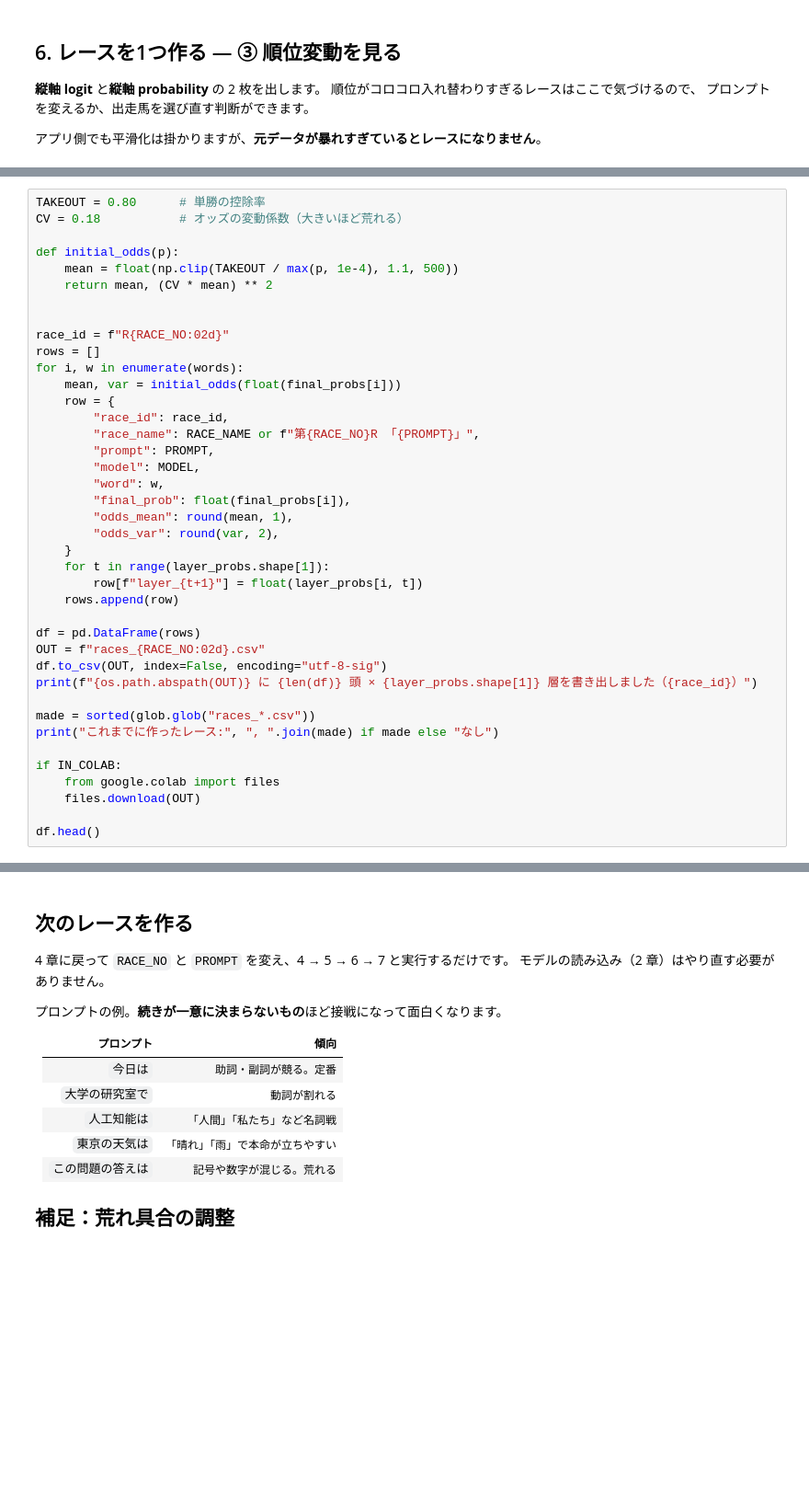
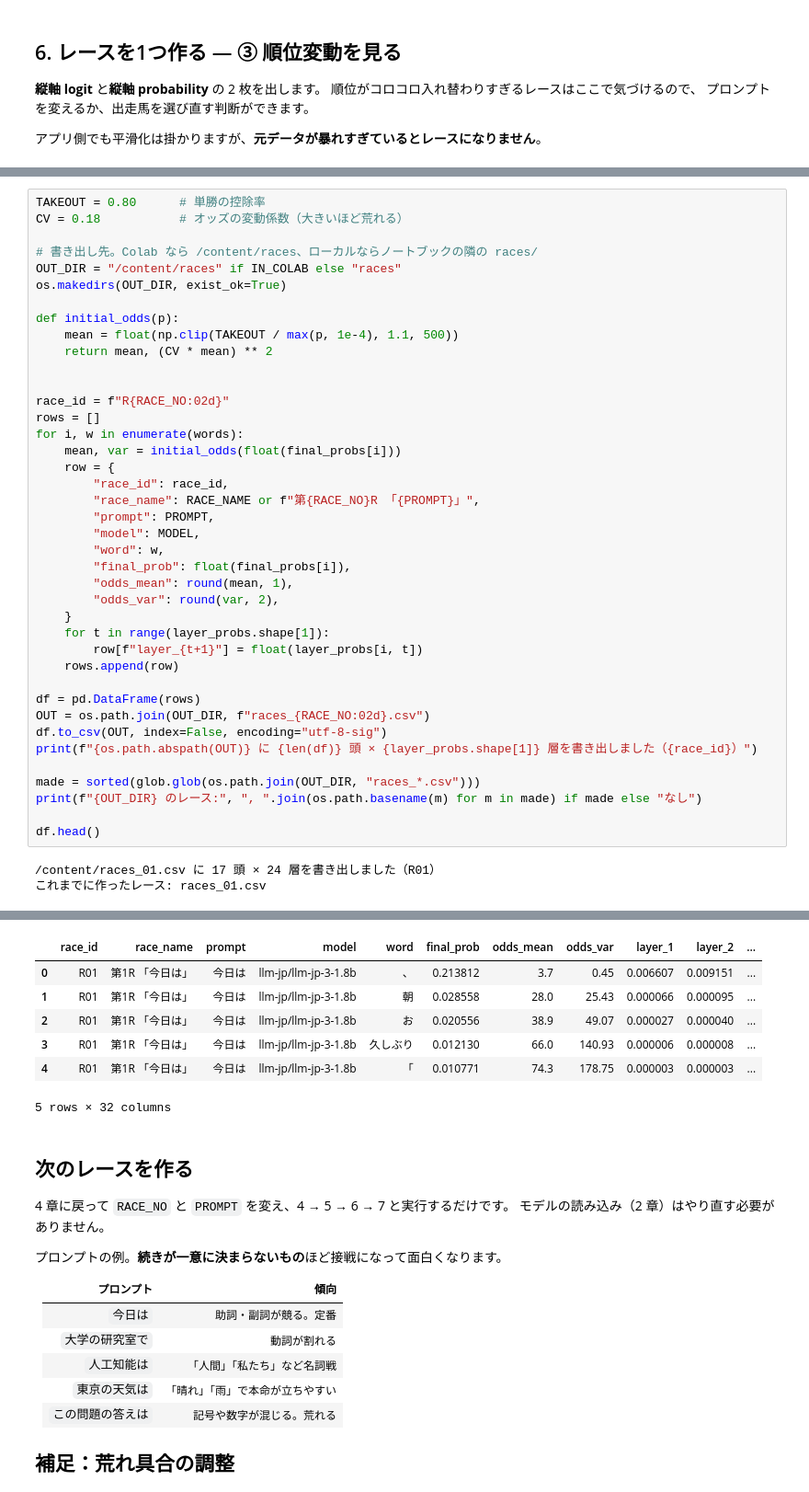
Before and after one commit to shibata-nlp-lab/open_campus_exhibition, a Jupyter notebook: notebooks/next_word_race.ipynb, the cells around one changed output, grey strips where cells are left out. Shown at 92% size. Saved outputs shown, nothing was run; the diff lists cells and outputs as text; blank space fills up the shorter version.

```diff
--- a/notebooks/next_word_race.ipynb
+++ b/notebooks/next_word_race.ipynb
@@ -253,6 +333,10 @@ oddsVar  = (0.18 × oddsMean)²                  ← 変動係数 18%
 # %%
 TAKEOUT = 0.80      # 単勝の控除率
 CV = 0.18           # オッズの変動係数（大きいほど荒れる）
+
+# 書き出し先。Colab なら /content/races、ローカルならノートブックの隣の races/
+OUT_DIR = "/content/races" if IN_COLAB else "races"
+os.makedirs(OUT_DIR, exist_ok=True)
 
 def initial_odds(p):
     mean = float(np.clip(TAKEOUT / max(p, 1e-4), 1.1, 500))
@@ -278,15 +362,14 @@ for i, w in enumerate(words):
     rows.append(row)
 
 df = pd.DataFrame(rows)
-OUT = f"races_{RACE_NO:02d}.csv"
+OUT = os.path.join(OUT_DIR, f"races_{RACE_NO:02d}.csv")
 df.to_csv(OUT, index=False, encoding="utf-8-sig")
 print(f"{os.path.abspath(OUT)} に {len(df)} 頭 × {layer_probs.shape[1]} 層を書き出しました（{race_id}）")
 
-made = sorted(glob.glob("races_*.csv"))
-print("これまでに作ったレース:", ", ".join(made) if made else "なし")
-
-if IN_COLAB:
-    from google.colab import files
-    files.download(OUT)
+made = sorted(glob.glob(os.path.join(OUT_DIR, "races_*.csv")))
+print(f"{OUT_DIR} のレース:", ", ".join(os.path.basename(m) for m in made) if made else "なし")
 
 df.head()
+# %% [output]
+/content/races_01.csv に 17 頭 × 24 層を書き出しました（R01）
+これまでに作ったレース: races_01.csv
@@ -293,3 +378,10 @@ df.head()
+|  | race_id | race_name | prompt | model | word | final_prob | odds_mean | odds_var | layer_1 | layer_2 | ... |
+| 0 | R01 | 第1R 「今日は」 | 今日は | llm-jp/llm-jp-3-1.8b | 、 | 0.213812 | 3.7 | 0.45 | 0.006607 | 0.009151 | ... |
+| 1 | R01 | 第1R 「今日は」 | 今日は | llm-jp/llm-jp-3-1.8b | 朝 | 0.028558 | 28.0 | 25.43 | 0.000066 | 0.000095 | ... |
+| 2 | R01 | 第1R 「今日は」 | 今日は | llm-jp/llm-jp-3-1.8b | お | 0.020556 | 38.9 | 49.07 | 0.000027 | 0.000040 | ... |
+| 3 | R01 | 第1R 「今日は」 | 今日は | llm-jp/llm-jp-3-1.8b | 久しぶり | 0.012130 | 66.0 | 140.93 | 0.000006 | 0.000008 | ... |
+| 4 | R01 | 第1R 「今日は」 | 今日は | llm-jp/llm-jp-3-1.8b | 「 | 0.010771 | 74.3 | 178.75 | 0.000003 | 0.000003 | ... |
+5 rows × 32 columns
 # %% [markdown]
 ## 次のレースを作る
 
```
Also changed, not shown: parts of 9 cells of this notebook, 6 other files.
